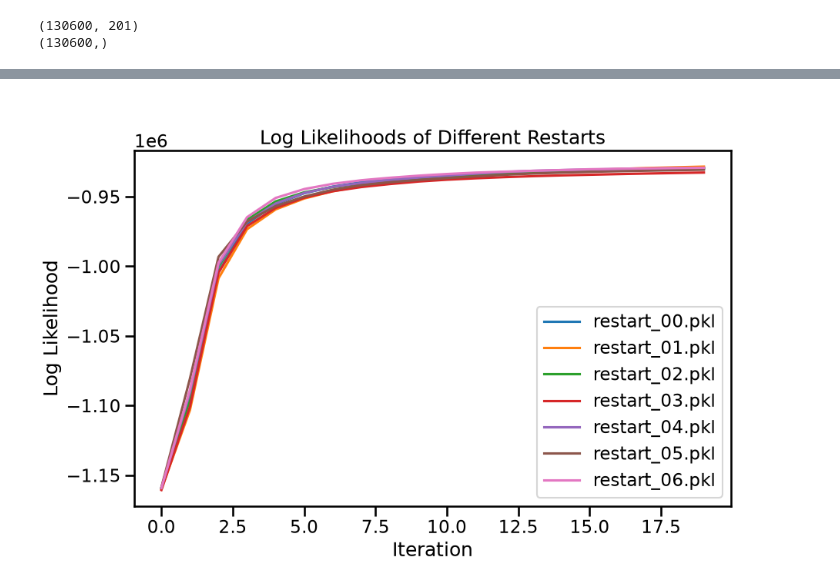
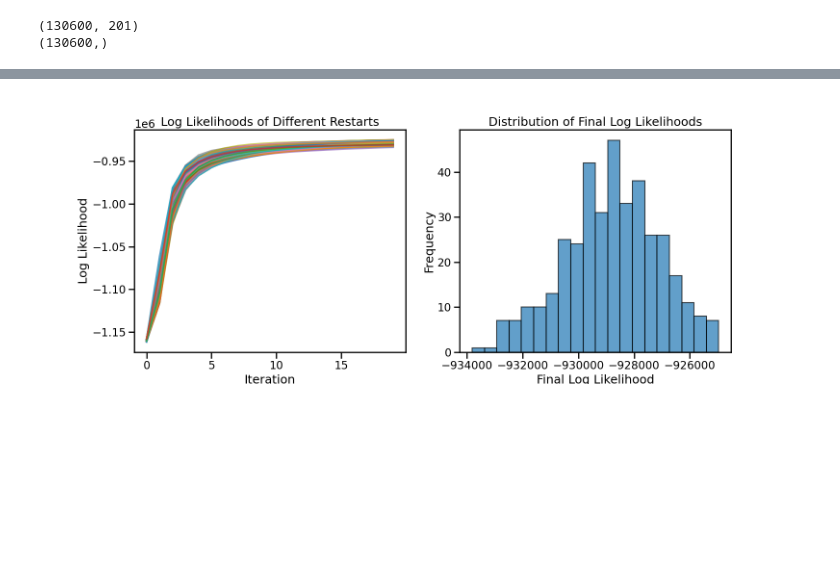
Before and after one commit to Sid-Rafilson-1617/STWHMM, a Jupyter notebook: collect-results.ipynb, the cells around one changed output, grey strips where cells are left out. Cells and saved outputs as stored; diff of their text form; code cells hidden in the pictures; blank space fills up the shorter version.

```diff
--- a/collect-results.ipynb
+++ b/collect-results.ipynb
@@ -22,7 +23,7 @@ print(time_bins.shape)
 (130600,)
 # %%
 M = 101
-S = 10
+S = 5
 s = None
 
 
@@ -37,51 +38,79 @@ model = STWHMM(
     min_rate=1e-6
 )
 
-results_dir = Path("fit_results")
+results_dir = Path(f"results_pyr_only_20ms_10iters/full_fit/N_{M}")
 
-result_files = sorted(results_dir.glob("restart_*.pkl"))
+result_folders = os.listdir(results_dir)
 
-print(f"Found {len(result_files)} saved restarts")
+print(f"Found {len(result_folders)} saved restarts")
 
 
+# Find best saved restart
 all_results = []
 
 best_result = None
 best_log_likelihood = -np.inf
 best_file = None
+final_llhs = []
 
-plt.figure(figsize=(10, 6))
+fig, axs = plt.subplots(1,2,  figsize=(16, 6))
 
-for file in result_files:
+for folder in result_folders:
 
-    # Load saved EMResult
-    with open(file, "rb") as f:
-        result = pickle.load(f)
+    result_file = results_dir / folder / "fitted_model.npz"
+
+    if not result_file.exists():
+        continue
+
+    with np.load(result_file) as data:
+
+        # Convert the saved .npz into an EMResult
+        result = EMResult(
+            log_likelihoods=np.asarray(data["training_likelihoods"]),
+            losses=np.asarray(data["losses"]) if "losses" in data.files
+                   else -np.asarray(data["training_likelihoods"]),
+            converged=bool(data["converged"]) if "converged" in data.files
+                      else False,
+            n_iter=int(data["n_iter"]) if "n_iter" in data.files
+                   else len(data["training_likelihoods"]),
+
+            # Convert old probability-space parameters to log space
+            log_T=np.log(data["T"]),
+            log_H=np.log(data["H"]),
+            log_Lambda=np.log(data["Lambda"]),
+            log_pi=np.log(data["pi"]),
+        )
 
     all_results.append(result)
 
+    log_likelihoods = result.log_likelihoods
+    axs[0].plot(log_likelihoods, alpha=0.7)
 
+    log_likelihood = log_likelihoods[-1]
+    final_llhs.append(log_likelihood)
 
-    # find the likelhood
-    log_likelihoods = result.log_likelihoods
-    plt.plot(log_likelihoods, label=file.name)
-    log_likelihood = log_likelihoods[-1]
-
-    print(
-        f"{file.name}: "
-        f"log likelihood = {log_likelihood:.6f}"
-    )
-
-    # Check whether this is the best model
     if log_likelihood > best_log_likelihood:
         best_log_likelihood = log_likelihood
         best_result = result
-        best_file = file
+        best_file = folder
 
 
-plt.xlabel("Iteration")
-plt.legend()
-plt.ylabel("Log Likelihood")
-plt.title("Log Likelihoods of Different Restarts")
+axs[0].ticklabel_format(style="sci", axis="y", scilimits=(0, 0))
+axs[0].set_xlabel("Iteration")
+axs[0].set_ylabel("Log Likelihood")
+axs[0].set_title("Log Likelihoods of Different Restarts")
+axs[1].hist(final_llhs, bins=20, alpha=0.7, edgecolor='black')
+axs[1].ticklabel_format(style="sci", axis="y", scilimits=(0, 0))
+axs[1].set_xlabel("Final Log Likelihood")
+axs[1].set_ylabel("Frequency")
+axs[1].set_title("Distribution of Final Log Likelihoods")
 plt.show()
+
+
+# Restore the best model
+model.restore(best_result)
+
+print("\nBest model")
+print(f"File: {best_file}")
+print(f"Log likelihood: {best_log_likelihood:.6f}")
 # %% [output]
@@ -96 +118 @@ restart_06.pkl: log likelihood = -929256.300107
-[figure, old version]
+[figure, new version]
```
Also changed, not shown: parts of 8 cells of this notebook, 4 other files.
